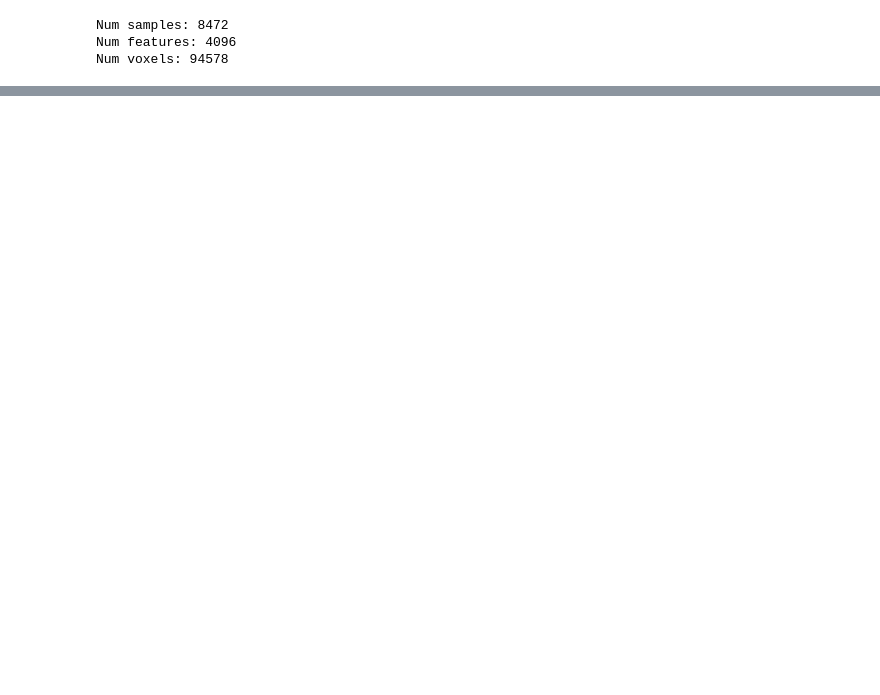
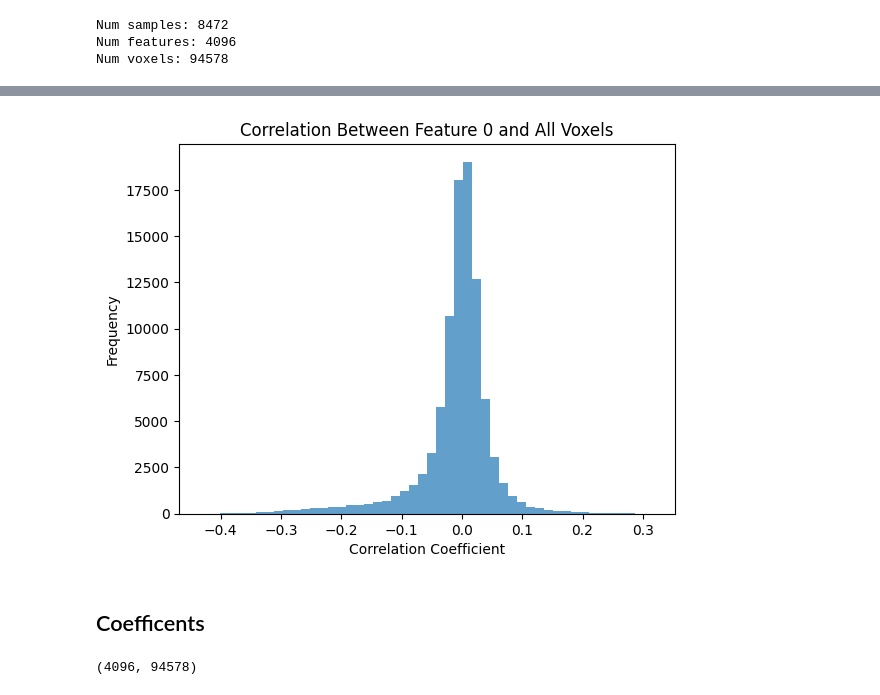
Before and after one commit to bridgetleonard2/LLaVA-Brain, a Jupyter notebook: linear_plot.ipynb, the cells around one changed output, grey strips where cells are left out. Cells and saved outputs as stored; diff of their text form; code cells hidden in the pictures; blank space fills up the shorter version.

```diff
--- a/linear_plot.ipynb
+++ b/linear_plot.ipynb
@@ -34,0 +93,17 @@ for i in range(5):
+# %%
+from scipy.stats import pearsonr
+
+# Example: Correlation between one feature and all voxels
+feature_idx = 0  # You can change this index
+correlations = np.array([pearsonr(x_train[:, feature_idx], y_train[:, v])[0] for v in range(y_train.shape[1])])
+
+plt.figure()
+plt.hist(correlations, bins=50, alpha=0.7)
+plt.title(f'Correlation Between Feature {feature_idx} and All Voxels')
+plt.xlabel('Correlation Coefficient')
+plt.ylabel('Frequency')
+plt.show()
+# %% [output]
+[figure, added]
+# %% [markdown]
+## Coefficents
@@ -34,0 +112,4 @@ for i in range(5):
+# %%
+coef.shape
+# %% [output]
+(4096, 94578)
```
Also changed, not shown: parts of 8 cells of this notebook, 1 other file.
